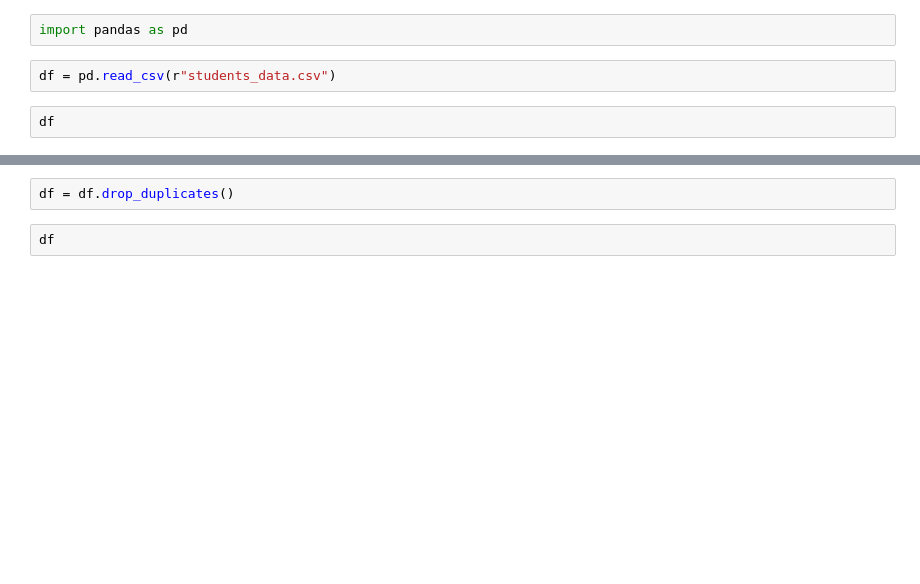
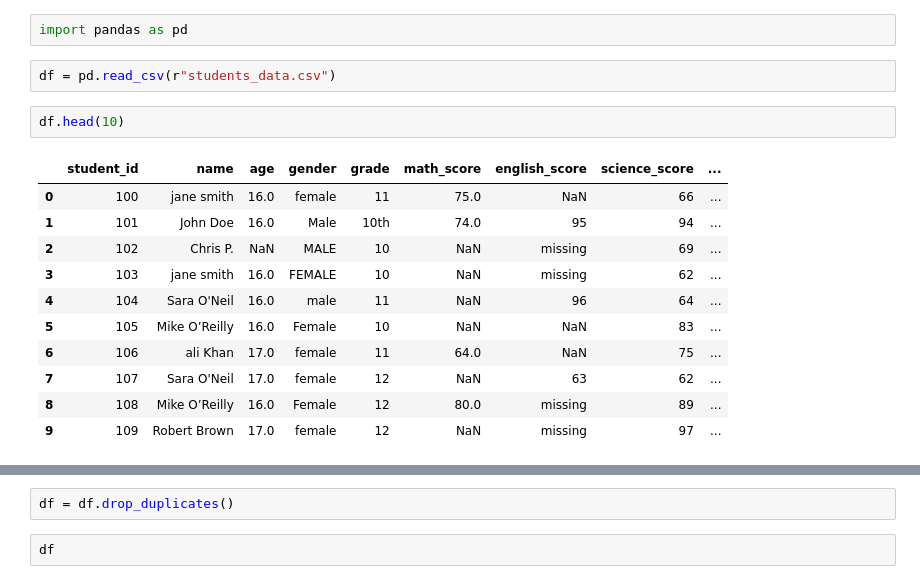
Before and after one commit to rathnakarshetty/YDU_Python_FDP, a Jupyter notebook: data_cleaning_pandas_python_student_data.ipynb, the cells around one changed output, grey strips where cells are left out. Cells and saved outputs as stored; diff of their text form; blank space fills up the shorter version.

```diff
--- a/data_cleaning_pandas_python_student_data.ipynb
+++ b/data_cleaning_pandas_python_student_data.ipynb
@@ -3,6 +3,18 @@ import pandas as pd
 # %%
 df = pd.read_csv(r"students_data.csv")
 # %%
-df
+df.head(10)
+# %% [output]
+|  | student_id | name | age | gender | grade | math_score | english_score | science_score | ... |
+| 0 | 100 | jane smith | 16.0 | female | 11 | 75.0 | NaN | 66 | ... |
+| 1 | 101 | John Doe | 16.0 | Male | 10th | 74.0 | 95 | 94 | ... |
+| 2 | 102 | Chris P. | NaN | MALE | 10 | NaN | missing | 69 | ... |
+| 3 | 103 | jane smith | 16.0 | FEMALE | 10 | NaN | missing | 62 | ... |
+| 4 | 104 | Sara O'Neil | 16.0 | male | 11 | NaN | 96 | 64 | ... |
+| 5 | 105 | Mike O’Reilly | 16.0 | Female | 10 | NaN | NaN | 83 | ... |
+| 6 | 106 | ali Khan | 17.0 | female | 11 | 64.0 | NaN | 75 | ... |
+| 7 | 107 | Sara O'Neil | 17.0 | female | 12 | NaN | 63 | 62 | ... |
+| 8 | 108 | Mike O’Reilly | 16.0 | Female | 12 | 80.0 | missing | 89 | ... |
+| 9 | 109 | Robert Brown | 17.0 | female | 12 | NaN | missing | 97 | ... |
 # %%
 df.info()
```
Also changed, not shown: parts of 20 cells of this notebook.
